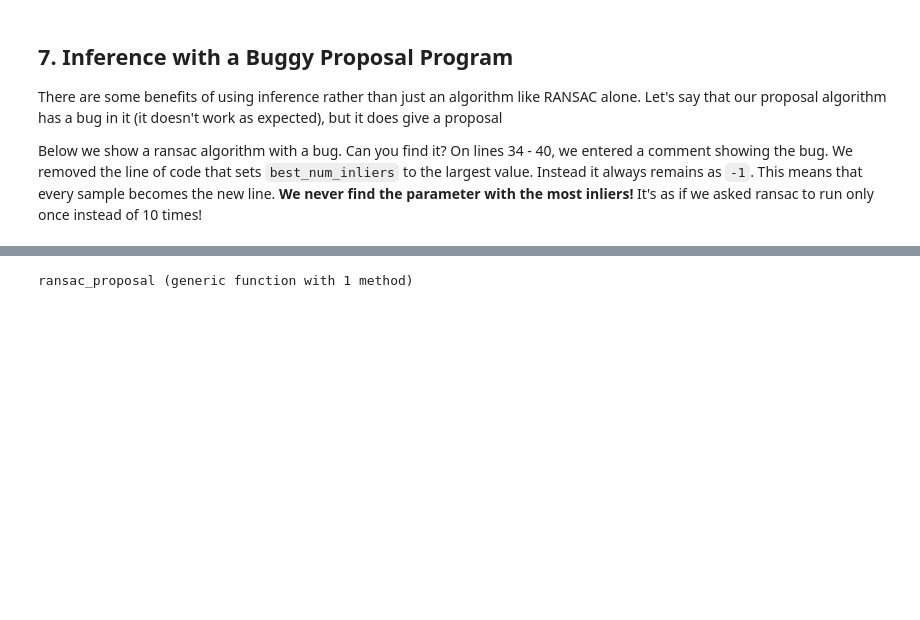
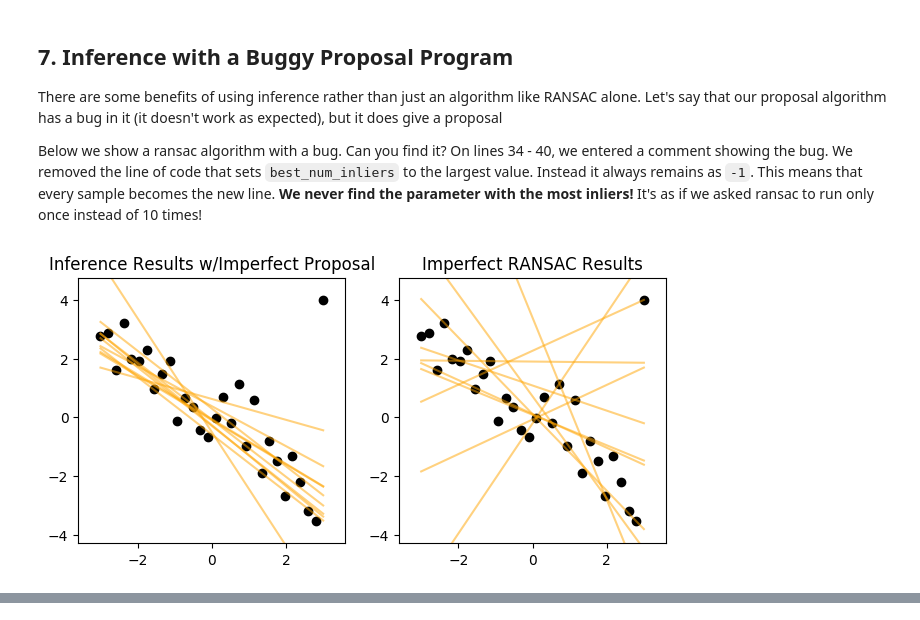
Before and after one commit to probcomp/GenExperimental.jl, a Jupyter notebook: examples/ransac/RANSAC_Notebook.ipynb, the cells around one changed output, grey strips where cells are left out. Cells and saved outputs as stored; diff of their text form; code cells hidden in the pictures; blank space fills up the shorter version.

```diff
--- a/examples/ransac/RANSAC_Notebook.ipynb
+++ b/examples/ransac/RANSAC_Notebook.ipynb
@@ -484,31 +470,51 @@ function imperfect_ransac_core(xs::Array{Float64,1}, ys::Array{Float64,1},
             # therefore it's always -1.
             #---------------------------
 
             #best_num_inliers = num_inliers <----- BUG
         end
     end
 
     # return the hypothesis that resulted in the most inliers
     (best_slope, best_intercept, best_inliers)
 end
 
 #Overriding the ransac_proposal program with imperfect proposal
-@program ransac_proposal(xs::Array{Float64,1},
+@program imperfect_ransac_proposal(xs::Array{Float64,1},
                          ys::Array{Float64,1},
                          ransac_params::RansacParams,
                          proposal_std::Float64) begin
 
     # use IMPERFECT RANSAC to guess the line parameters
     slope, intercept, inliers = imperfect_ransac_core(xs, ys, ransac_params)
 
     # add noise to the line parameters
     slope_proposed = normal(slope, proposal_std) ~ "slope"
     intercept_proposed = normal(intercept, proposal_std) ~ "intercept"
 
     # add some noise to the proposed outlier statuses
     for i=1:length(xs)
         prob_outlier = inliers[i] ? 0.1 : 0.9
         flip(prob_outlier) ~ "o$i"
     end
 end
+
+num_samples = 10
+
+#----- INFERENCE WITH DIFF NOISE--
+proposal_noise = 1.
+traces_reg = run_inference(xs, ys, imperfect_ransac_proposal, proposal_noise, num_samples)
+
+#----- RANSAC BY ITSELF ----------
+traces_ransac = run_ransac(xs, ys, num_samples, imperfect_ransac_core)
+#----------------------------------
+
+# PLOT THE DIFFERENCES
+titles = ["Inference Results w/Imperfect Proposal", "Imperfect RANSAC Results"]
+trace_list = [traces_reg, traces_ransac]
+plt[:figure](figsize=(20, 20))
+for i=1:2
+    plot_many(xs, ys, trace_list[i], i, .5)
+    plt[:title](titles[i])
+end
 # %% [output]
+[figure, added]
@@ -516 +522,0 @@ WARNING: Method definition ransac_proposal(Gen.AbstractTrace, Array{Float64, 1},
-ransac_proposal (generic function with 1 method)
```
Also changed, not shown: parts of 15 cells of this notebook.
